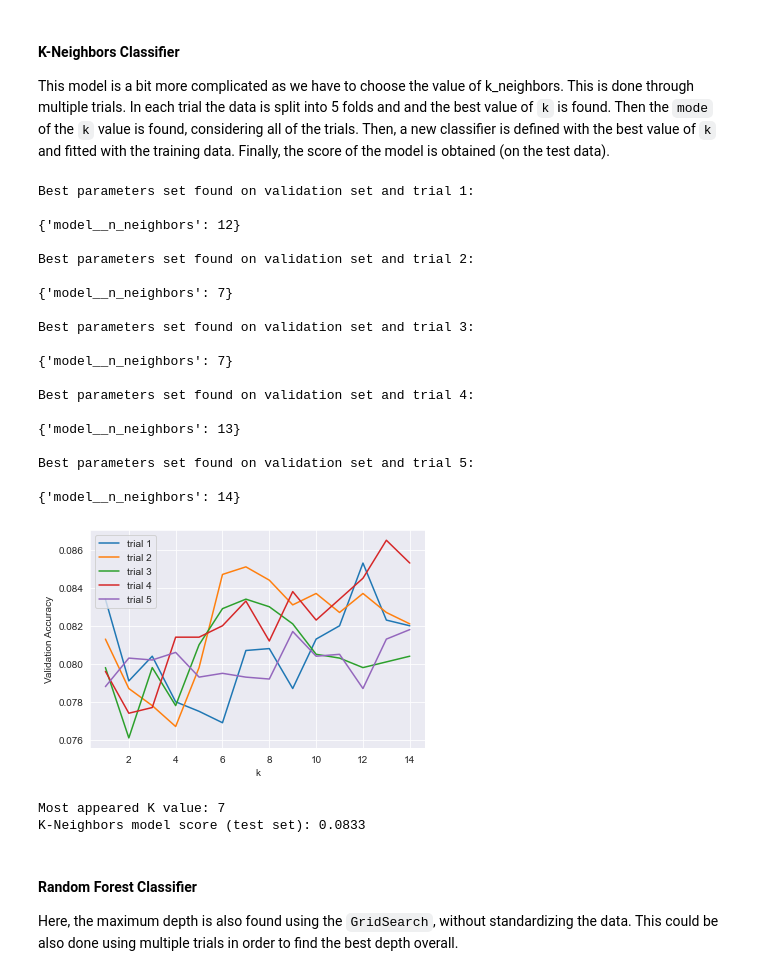
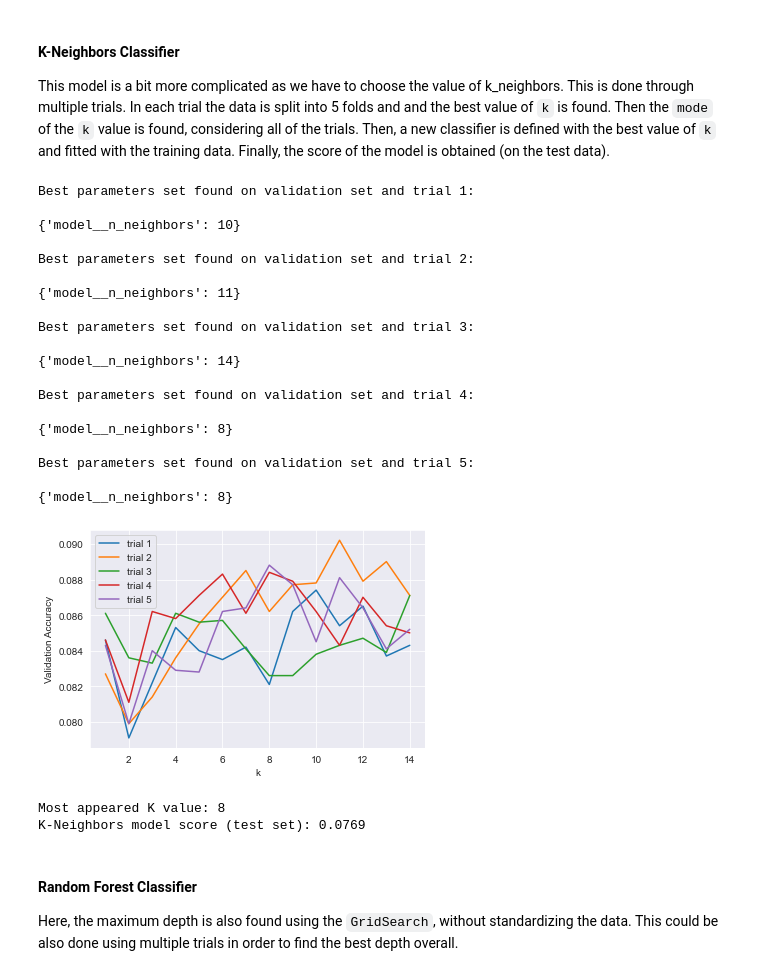
Before and after one commit to zele95/OKCupid_Date-a-Scientist_ML, a Jupyter notebook: date-a-scientist.ipynb, the cells around one changed output. Saved outputs shown, nothing was run; the diff lists cells and outputs as text; code cells hidden in the pictures.

```diff
--- a/date-a-scientist.ipynb
+++ b/date-a-scientist.ipynb
@@ -217,11 +218,18 @@ Name: smokes, dtype: int64
 
 Essay questions are preprocessed next. This involves removing punctuation, URLs and stop words, lower casing and finally tokenization, stemming and lematization. This is all done using the `preprocess_text` function that uses `nltk` library. Since there are some `Nan` values, we have to replace them with the string representation of a `NaN`. This way we are actually keeping the information of the user not providing this data and not removing that data point as a `Nan`
 # %%
+# text preprocessing
+nlp = False # select desired
 # analisys of the essay questions
 essay_questions = False # select desired
 
-print(df_essay.isna().sum())
-df_essay.fillna('NA',inplace = True)
+if nlp:
+    print(df_essay.isna().sum())
+    df_essay.fillna('NA',inplace = True)
 
-df_essay_NLP = df_essay.applymap(lambda x: preprocess_text(x))
-df_essay_NLP.head(5)
+    df_essay_NLP = df_essay.applymap(lambda x: preprocess_text(x))
+    df_essay_NLP.head(5)
+    df_essay_NLP.to_pickle('df_essay_NLP.pkl')
+else:
+    df_essay_NLP = pd.read_pickle('df_essay_NLP.pkl')
+    df_essay_NLP.head(5)
@@ -487,12 +483,18 @@ Logistic Regression model score (test set): 0.0877
 For the SVM, a `GridSearchCV` function is used to find the best values of the hyperparameters `C` and `gamma`. Data is standardized before the model estimation. By default, `GridSearchCV` uses 5-fold cross validation. The score of the best parameters model is displayed in the end.
 # %%
 # check for the best parameters
-tuned_parameters = [
-  {'model__C': [0.1,1, 10, 100, 1000], 'model__gamma': [0.0001,0.001,1,100 ]},
- ]
+tuned_parameters = {
+  'model__C':
+  [0.1,1, 10, 100, 1000],
+  # [0.9,1,1.1],
+
+   'model__gamma':
+   [0.0001,0.001,1,100 ]},
+  #  [0.9,1,1.1]}
+
 
 # define pipeline for the grid search
-pipe = Pipeline(steps=[('standardize', StandardScaler()), ('model',SVC(kernel = 'rbf'))])
+pipe = Pipeline(steps=[('standardize', StandardScaler(with_mean = False)), ('model',SVC(kernel = 'rbf'))])
 SVCclf = GridSearchCV(pipe, tuned_parameters, scoring ='accuracy')
 
 # find the estimator with best parameters and training data
@@ -536,7 +538,7 @@ k_parameters = dict(model__n_neighbors=k_range)
 
 for i in range(NUM_TRIALS):
     # define pipeline for the grid search
-    pipe = Pipeline(steps=[('standardize', StandardScaler()), ('model',KNeighborsClassifier())])
+    pipe = Pipeline(steps=[('standardize', StandardScaler(with_mean = False)), ('model',KNeighborsClassifier())])
     cv = KFold(n_splits=5, shuffle=True, random_state=i)
     KNNclf = GridSearchCV(pipe, k_parameters,cv=cv, scoring ='accuracy')
 
@@ -565,41 +567,41 @@ plt.xlabel('k')
 plt.ylabel('Validation Accuracy')
 plt.legend()
 plt.show()
 
 # choose best k from all the trials
 best_k_val = mode(k_vals)[0][0]
 print("Most appeared K value: {0}".format(best_k_val))
 
 # fit new classifier with selected k and training data
 finalKNN = KNeighborsClassifier(best_k_val)
 finalKNN.fit(X_train_std,training_labels)
 
 # get the score of th final model on test data
 KNNclf_score = finalKNN.score(X_test_std,y_test)
 print(f'K-Neighbors model score (test set): {KNNclf_score:.4f}')
 # %% [output]
 Best parameters set found on validation set and trial 1:
 
-{'model__n_neighbors': 12}
+{'model__n_neighbors': 10}
 
 Best parameters set found on validation set and trial 2:
 
-{'model__n_neighbors': 7}
+{'model__n_neighbors': 11}
 
 Best parameters set found on validation set and trial 3:
 
-{'model__n_neighbors': 7}
+{'model__n_neighbors': 14}
 
 Best parameters set found on validation set and trial 4:
 
-{'model__n_neighbors': 13}
+{'model__n_neighbors': 8}
 
 Best parameters set found on validation set and trial 5:
 
-{'model__n_neighbors': 14}
+{'model__n_neighbors': 8}
-[figure, old version]
+[figure, new version]
-Most appeared K value: 7
-K-Neighbors model score (test set): 0.0833
+Most appeared K value: 8
+K-Neighbors model score (test set): 0.0769
 # %% [markdown]
 #### Random Forest Classifier
 
```
Also changed, not shown: parts of 12 cells of this notebook, 3 other files.
